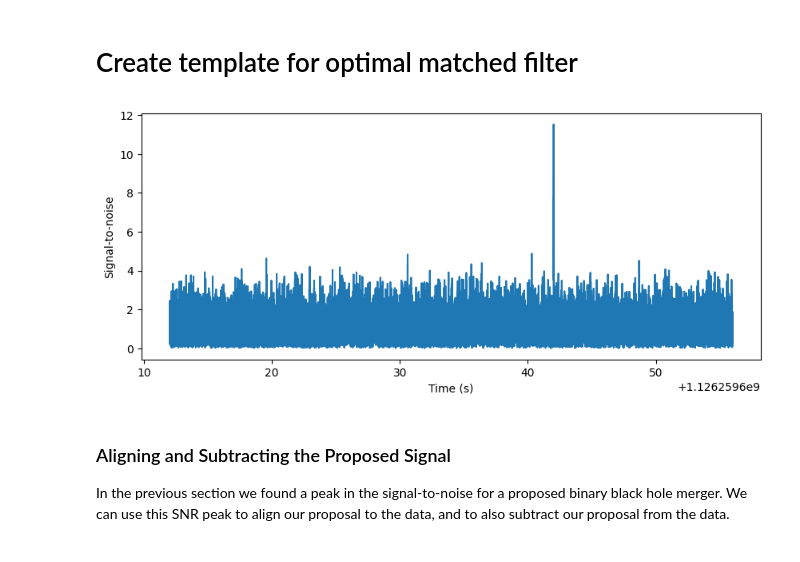
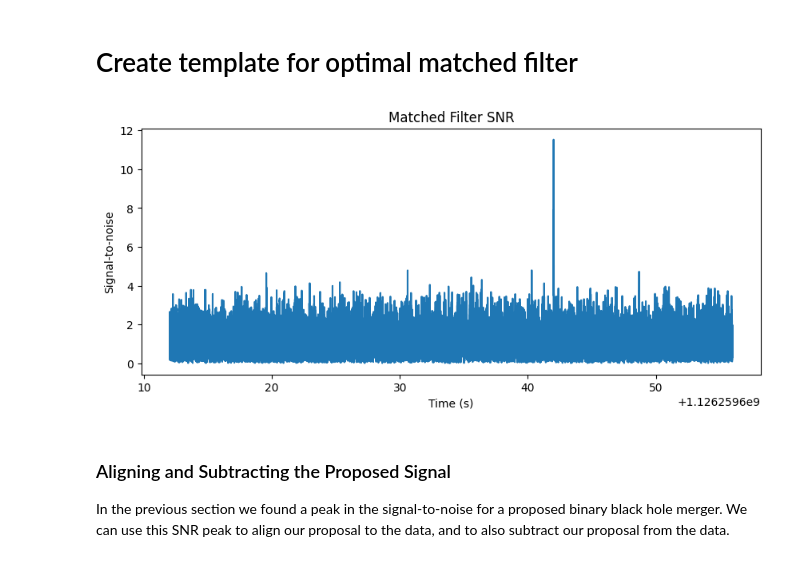
Before and after one commit to DhanoHacks/PH821-Project-Detecting-GWs, a Jupyter notebook: match_filtering.ipynb, the cells around one changed output. Saved outputs shown, nothing was run; the diff lists cells and outputs as text; code cells hidden in the pictures.

```diff
--- a/match_filtering.ipynb
+++ b/match_filtering.ipynb
@@ -211,7 +218,7 @@ The highest SNR is 11.53 at time 1126259642.01s with m1=10.10 and m2=9.40
 # %% [markdown]
 # Create template for optimal matched filter
 # %%
-hp, hc = get_td_waveform(approximant="IMRPhenomD",
+hp, hc = get_td_waveform(approximant="SEOBNRv4",
                     mass1=m1,
                     mass2=m2,
                     delta_t=conditioned.delta_t,
@@ -227,11 +234,13 @@ time = snr.sample_times[peak]
 # %%
 pylab.figure(figsize=[10, 4])
 pylab.plot(snr.sample_times, abs(snr))
 pylab.ylabel('Signal-to-noise')
 pylab.xlabel('Time (s)')
+pylab.title('Matched Filter SNR')
+pylab.savefig('plots/matched_filter_snr.png',dpi=300, bbox_inches='tight')
 pylab.show()
 # %% [output]
-[figure, old version]
+[figure, new version]
 # %% [markdown]
 ### Aligning and Subtracting the Proposed Signal
 
```
Also changed, not shown: parts of 13 cells of this notebook, 16 other files.
